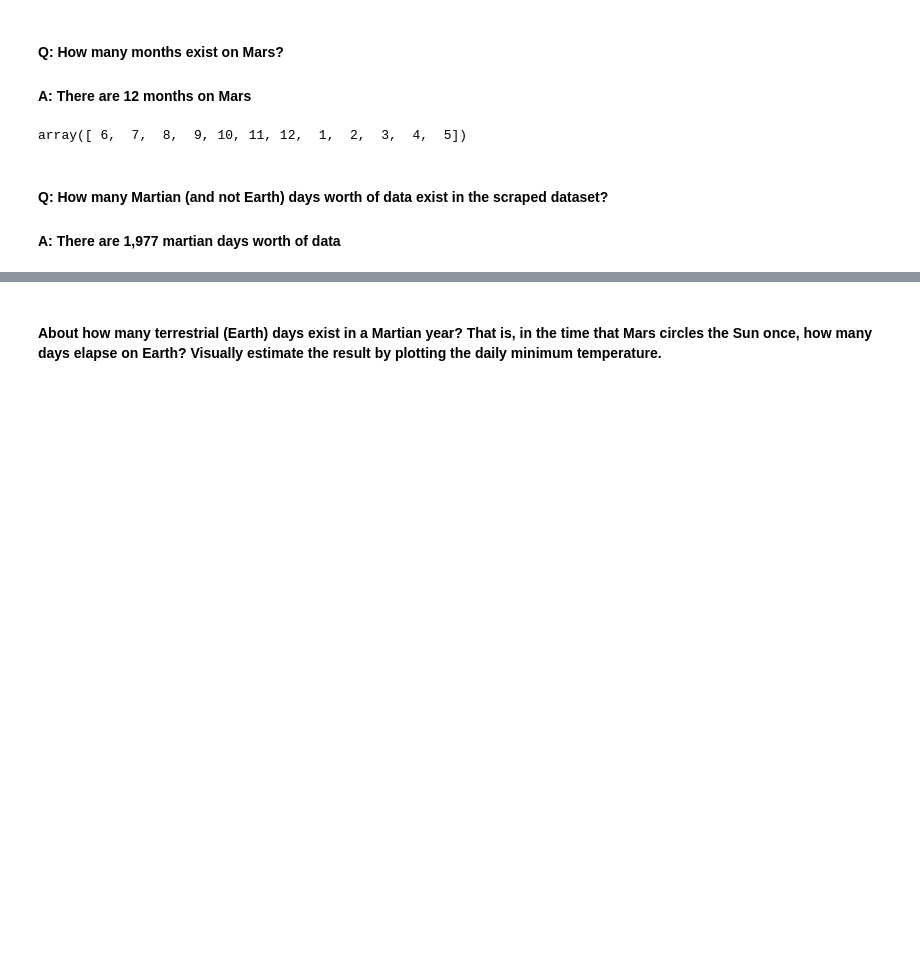
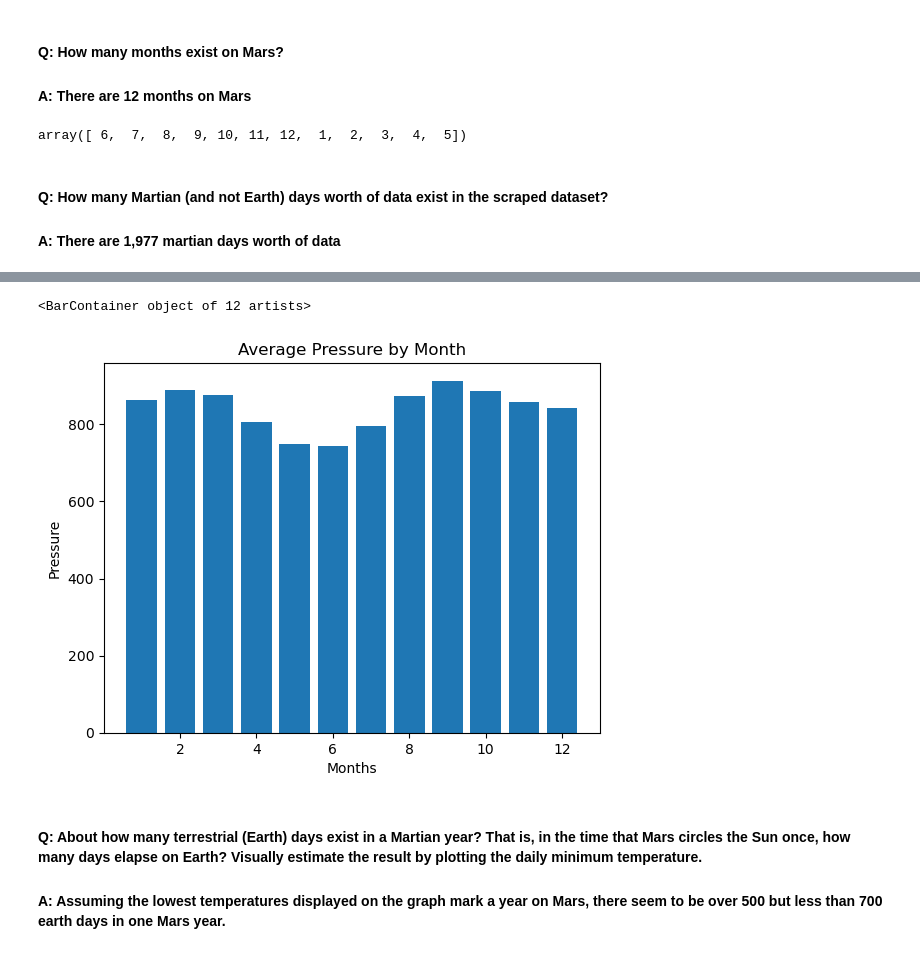
Before and after one commit to nabernal/mission-to-mars, a Jupyter notebook: Challenge/mars_data_challenge_part_2.ipynb, the cells around one changed output, grey strips where cells are left out. Saved outputs shown, nothing was run; the diff lists cells and outputs as text; code cells hidden in the pictures; blank space fills up the shorter version.

```diff
--- a/Challenge/mars_data_challenge_part_2.ipynb
+++ b/Challenge/mars_data_challenge_part_2.ipynb
@@ -96,2 +109,18 @@ mars_temps_df.tail()
+# %%
+# Find the lowest and highest atmospheric pressure on Mars
+mars_avg_pressure = mars_temps_df.groupby('month').mean('pressure')
+
+months = pd.Series(range(1,mars_avg_pressure['id'].count() +1))
+
+# Plot results in bar chart
+plt.xlabel("Months")
+plt.ylabel("Pressure")
+plt.title("Average Pressure by Month")
+plt.bar(months, mars_avg_pressure['pressure'])
+# %% [output]
+<BarContainer object of 12 artists>
+[figure, added]
 # %% [markdown]
-#### About how many terrestrial (Earth) days exist in a Martian year? That is, in the time that Mars circles the Sun once, how many days elapse on Earth? Visually estimate the result by plotting the daily minimum temperature.
+#### Q: About how many terrestrial (Earth) days exist in a Martian year? That is, in the time that Mars circles the Sun once, how many days elapse on Earth? Visually estimate the result by plotting the daily minimum temperature.
+
+#### A: Assuming the lowest temperatures displayed on the graph mark a year on Mars, there seem to be over 500 but less than 700 earth days in one Mars year.
```
Also changed, not shown: parts of 6 cells of this notebook, 2 other files.
